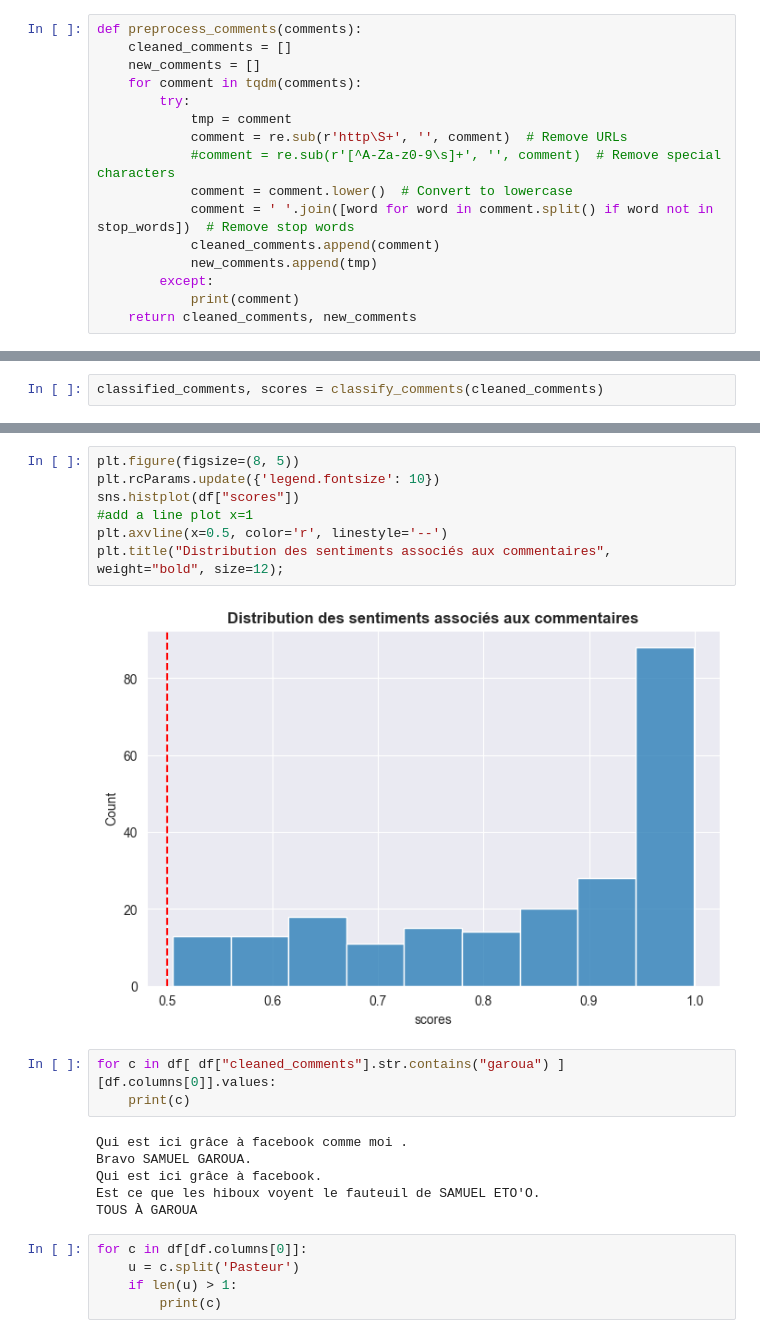
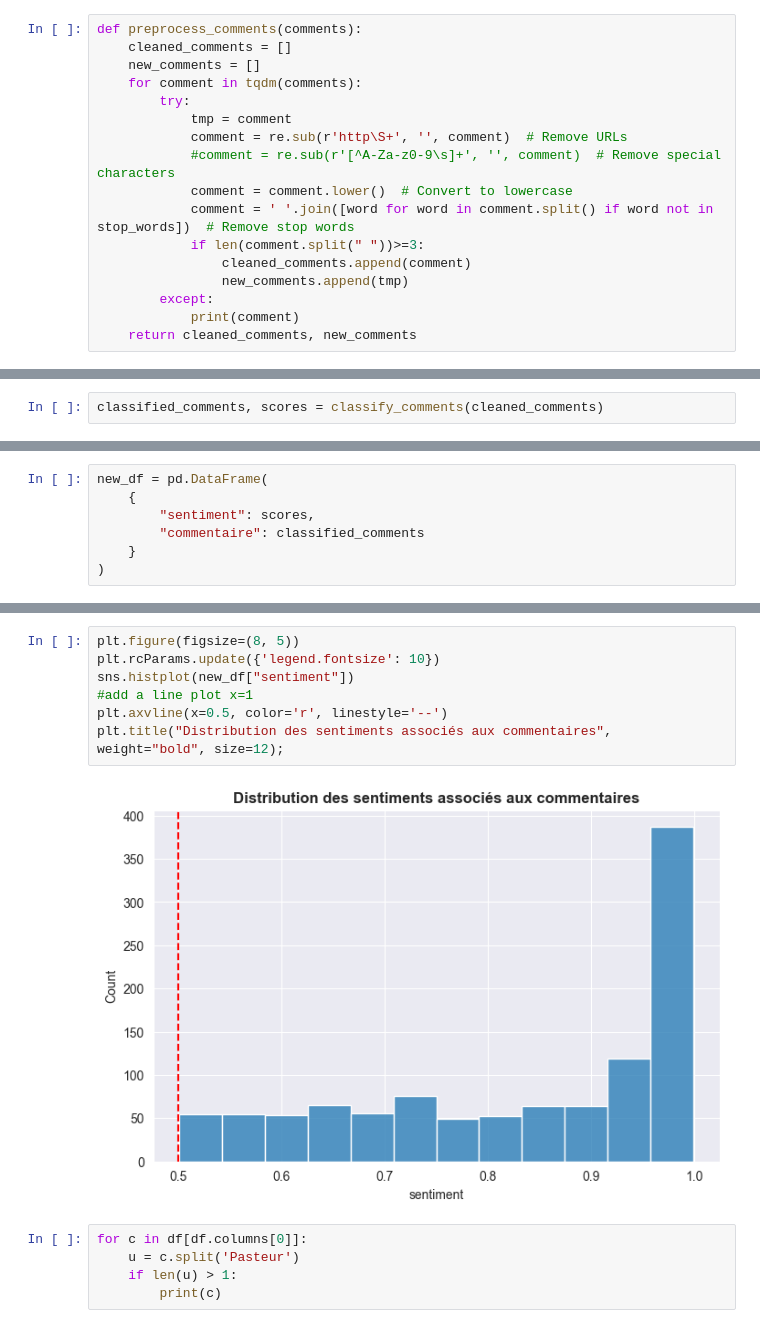
Before and after one commit to MBIANDI/yt_video_comments_analysis, a Jupyter notebook: 1-comments_analysis.ipynb, the cells around one changed output, grey strips where cells are left out. Cells and saved outputs as stored; diff of their text form.

```diff
--- a/1-comments_analysis.ipynb
+++ b/1-comments_analysis.ipynb
@@ -56,8 +76,9 @@ def preprocess_comments(comments):
             #comment = re.sub(r'[^A-Za-z0-9\s]+', '', comment)  # Remove special characters
             comment = comment.lower()  # Convert to lowercase
             comment = ' '.join([word for word in comment.split() if word not in stop_words])  # Remove stop words
-            cleaned_comments.append(comment)
-            new_comments.append(tmp)
+            if len(comment.split(" "))>=3:
+                cleaned_comments.append(comment)
+                new_comments.append(tmp)
         except:
             print(comment)
     return cleaned_comments, new_comments
@@ -312,0 +402,7 @@ df.head()
+# %%
+new_df = pd.DataFrame(
+    {
+        "sentiment": scores,
+        "commentaire": classified_comments
+    }
+)
@@ -313,21 +418,12 @@ df.head()
 # %%
 plt.figure(figsize=(8, 5))
 plt.rcParams.update({'legend.fontsize': 10})
-sns.histplot(df["scores"])
+sns.histplot(new_df["sentiment"])
 #add a line plot x=1
 plt.axvline(x=0.5, color='r', linestyle='--')
 plt.title("Distribution des sentiments associés aux commentaires", weight="bold", size=12);
 # %% [output]
-[figure, old version]
+[figure, new version]
-# %%
-for c in df[ df["cleaned_comments"].str.contains("garoua") ][df.columns[0]].values:
-    print(c)
-# %% [output]
-Qui est ici grâce à facebook comme moi .
-Bravo SAMUEL GAROUA.
-Qui est ici grâce à facebook.
-Est ce que les hiboux voyent le fauteuil de SAMUEL ETO'O.
-TOUS À GAROUA
 # %%
 for c in df[df.columns[0]]:
     u = c.split('Pasteur')
```
Also changed, not shown: parts of 23 cells of this notebook, 2 other files.
